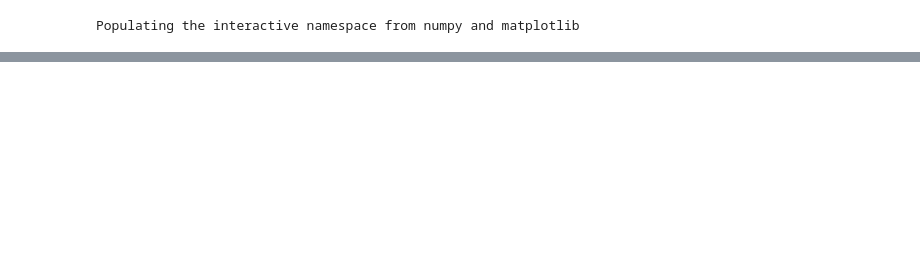
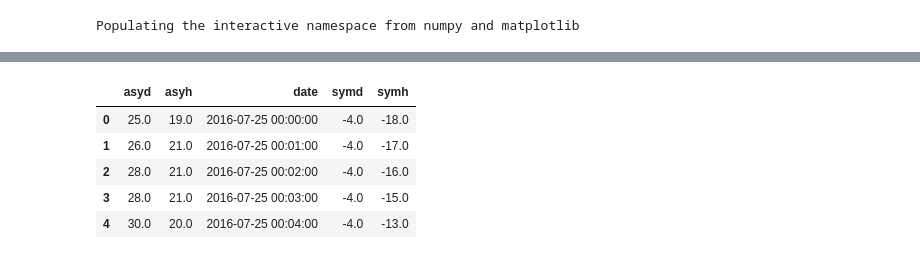
Before and after one commit to bharatreddy/steve, a Jupyter notebook: ipy/gmag.ipynb, the cells around one changed output, grey strips where cells are left out. Drawn from its saved outputs; the diff is of its cells as text; code cells hidden in the pictures; blank space fills up the shorter version.

```diff
--- a/ipy/gmag.ipynb
+++ b/ipy/gmag.ipynb
@@ -39,24 +39,25 @@ omnData=gme.ind.omni.readOmni(startDate, endDate)
 # AE data
 aeData=gme.ind.readAe(startDate, endDate, res=1)
 #Now we do the SYM and ASYM indices...
-symasy=gme.ind.symasy.readSymAsy(\
+symasy=gme.ind.readSymAsy(\
         sTime=startDate, eTime=endDate,\
         symh=None, symd=None, asyh=None,\
         asyd=None)
+# print symasy
 # convert to dataframes
 omnDF = pandas.DataFrame( {'date' : [ omnData[x].time for x in range(len(omnData))],
                            'ief' : [ omnData[x].e for x in range(len(omnData))],
                           'Bz' : [ omnData[x].bzm for x in range(len(omnData))] } )
-# aeDF = pandas.DataFrame( {'date' : [ aeData[x].time for x in range(len(aeData))],
-#                            'ae' : [ aeData[x].ae for x in range(len(aeData))],
-#                           'ao' : [ aeData[x].ao for x in range(len(aeData))],
-#                           'au' : [ aeData[x].au for x in range(len(aeData))],
-#                           'al' : [ aeData[x].al for x in range(len(aeData))] } )
-# symDF = pandas.DataFrame( {'date' : [ symasy[x].time for x in range(len(symasy))],
-#                            'symh' : [ symasy[x].symh for x in range(len(symasy))],
-#                           'asyh' : [ symasy[x].asyh for x in range(len(symasy))],
-#                           'symd' : [ symasy[x].symd for x in range(len(symasy))],
-#                           'asyd' : [ symasy[x].asyd for x in range(len(symasy))] } )
+aeDF = pandas.DataFrame( {'date' : [ aeData[x].time for x in range(len(aeData))],
+                           'ae' : [ aeData[x].ae for x in range(len(aeData))],
+                          'ao' : [ aeData[x].ao for x in range(len(aeData))],
+                          'au' : [ aeData[x].au for x in range(len(aeData))],
+                          'al' : [ aeData[x].al for x in range(len(aeData))] } )
+symDF = pandas.DataFrame( {'date' : [ symasy[x].time for x in range(len(symasy))],
+                           'symh' : [ symasy[x].symh for x in range(len(symasy))],
+                          'asyh' : [ symasy[x].asyh for x in range(len(symasy))],
+                          'symd' : [ symasy[x].symd for x in range(len(symasy))],
+                          'asyd' : [ symasy[x].asyd for x in range(len(symasy))] } )
 # %%
 # Setup Fig
 sns.set_style("whitegrid")
@@ -121,0 +124,9 @@ f.savefig( "../plots/gmag-" + startDate.strftime("%Y%m%d") + ".eps",bbox_inches=
+# %%
+symDF.head()
+# %% [output]
+|  | asyd | asyh | date | symd | symh |
+| 0 | 25.0 | 19.0 | 2016-07-25 00:00:00 | -4.0 | -18.0 |
+| 1 | 26.0 | 21.0 | 2016-07-25 00:01:00 | -4.0 | -17.0 |
+| 2 | 28.0 | 21.0 | 2016-07-25 00:02:00 | -4.0 | -16.0 |
+| 3 | 28.0 | 21.0 | 2016-07-25 00:03:00 | -4.0 | -15.0 |
+| 4 | 30.0 | 20.0 | 2016-07-25 00:04:00 | -4.0 | -13.0 |
```
Also changed, not shown: parts of 3 cells of this notebook, 10 other files.
